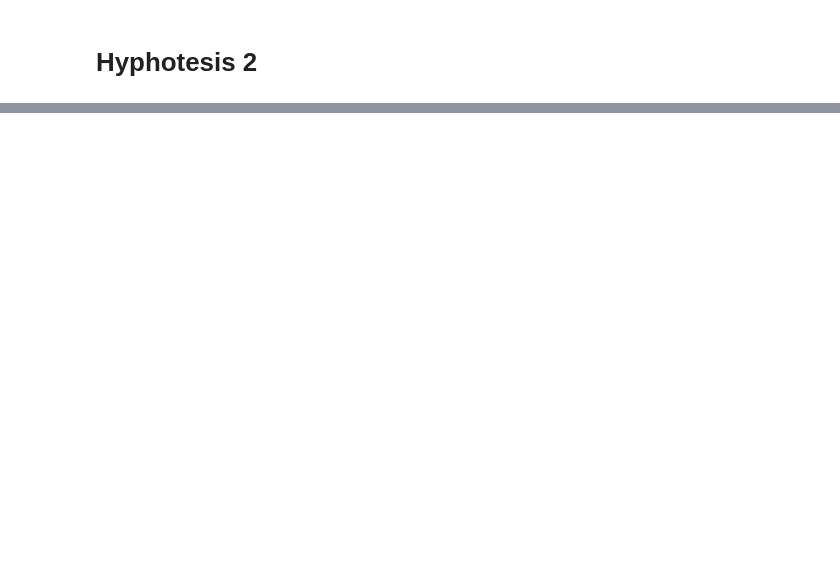
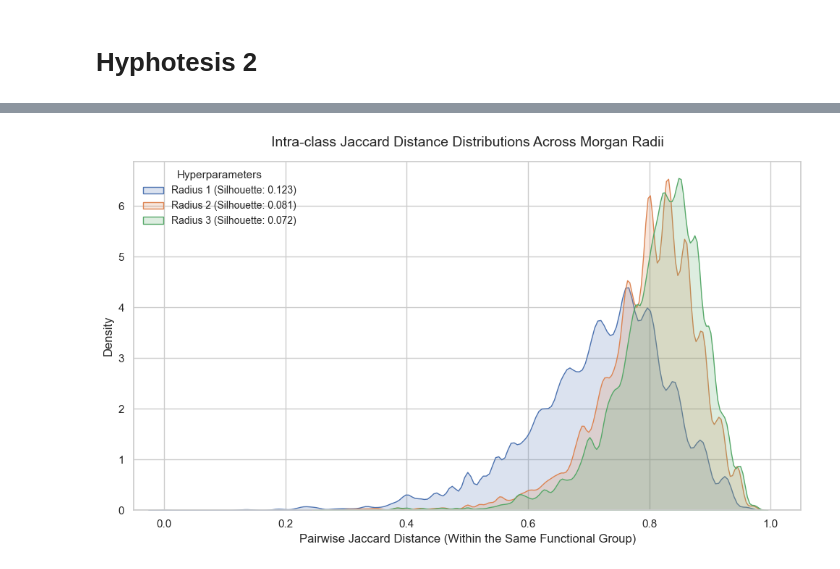
Before and after one commit to karlfindhansen/Non-Euclidean-Distances-in-Molecular-Representation, a Jupyter notebook: notebooks/QM9/clustering/euclidean/descriptors/morgan/morgan_hypo.ipynb, the cells around one changed output, grey strips where cells are left out. Cells and saved outputs as stored; diff of their text form; code cells hidden in the pictures; blank space fills up the shorter version.

```diff
--- a/notebooks/QM9/clustering/euclidean/descriptors/morgan/morgan_hypo.ipynb
+++ b/notebooks/QM9/clustering/euclidean/descriptors/morgan/morgan_hypo.ipynb
@@ -220,0 +409,2 @@ labels = (
+# %%
+dist_matrix = pairwise_distances(np.array(df_exp2['morgan_fingerprint'].to_list()), metric="jaccard")
@@ -360,0 +510,95 @@ plot_distance_matrix_projection(dist_matrix_hyp2, fingerprint="morgan", projecti
+# %%
+import numpy as np
+import polars as pl
+import matplotlib.pyplot as plt
+import seaborn as sns
+from rdkit import Chem
+from rdkit.Chem import AllChem
+from sklearn.metrics import pairwise_distances, silhouette_score
+
+# -----------------------------------------------------------------------------
+# 1. Setup & Fingerprint Generation Function
+# -----------------------------------------------------------------------------
+def compute_morgan_bit_vect(smiles: str, radius: int, n_bits: int = 2048) -> np.ndarray:
+    """Generates an explicit boolean numpy array for a Morgan Fingerprint."""
+    mol = Chem.MolFromSmiles(smiles)
+    if mol is None:
+        return np.zeros(n_bits, dtype=np.bool_)
+    # Get the ExplicitBitVect object
+    fp = AllChem.GetMorganFingerprintAsBitVect(mol, radius=radius, nBits=n_bits)
+    # Efficiently convert to boolean numpy array
+    arr = np.zeros((1,), dtype=np.int8)
+    Chem.DataStructs.ConvertToNumpyArray(fp, arr)
+    return arr.astype(bool)
+
+# Assuming df_exp2 is your filtered Polars DataFrame containing 'smiles' and 'functional_groups'
+# Let's extract targets for tracking
+labels = df_exp2["functional_groups"].to_numpy()
+
+# Store results for plotting
+radii_to_test = [1, 2, 3]
+distance_data_by_radius = {}
+silhouette_scores = {}
+
+# -----------------------------------------------------------------------------
+# 2. Iterative Analysis across Radii
+# -----------------------------------------------------------------------------
+for r in radii_to_test:
+    print(f"Analyzing Radius = {r}...")
+
+    # Generate bit vectors for the current radius
+    fps = np.array([compute_morgan_bit_vect(s, radius=r) for s in df_exp2["canonical_smiles"]])
+
+    # Calculate exact pairwise Jaccard distance matrix
+    # Using metric='jaccard' on boolean arrays yields the true Jaccard distance
+    dist_matrix = pairwise_distances(fps, metric="jaccard")
+
+    # --- Analysis 2: High-Dimensional Silhouette Score ---
+    # Evaluates cluster cohesion/separation directly in the Jaccard distance space
+    score = silhouette_score(dist_matrix, labels, metric="precomputed")
+    silhouette_scores[r] = score
+
+    # --- Analysis 1: Collect Intra-class Distances ---
+    # Isolate distances between molecules within the exact same functional group
+    intra_distances = []
+    unique_groups = np.unique(labels)
+
+    for group in unique_groups:
+        group_indices = np.where(labels == group)[0]
+        # Slice the distance matrix to extract the sub-matrix for this group
+        group_dist_matrix = dist_matrix[group_indices[:, None], group_indices]
+
+        # Extract only the upper triangle (excluding the 0.0 diagonal) to avoid duplication
+        triu_indices = np.triu_indices_from(group_dist_matrix, k=1)
+        intra_distances.extend(group_dist_matrix[triu_indices])
+
+    distance_data_by_radius[r] = intra_distances
+
+# -----------------------------------------------------------------------------
+# 3. Visualization and Summary
+# -----------------------------------------------------------------------------
+print("\n--- SILHOUETTE SCORES ---")
+for r, score in silhouette_scores.items():
+    print(f"Morgan (Radius {r}): {score:.4f}")
+
+# Plotting the Distance Distributions (KDE)
+plt.figure(figsize=(10, 6))
+sns.set_theme(style="whitegrid")
+
+for r in radii_to_test:
+    sns.kdeplot(
+        distance_data_by_radius[r],
+        label=f"Radius {r} (Silhouette: {silhouette_scores[r]:.3f})",
+        fill=True,
+        alpha=0.2,
+        bw_adjust=0.5
+    )
+
+plt.title("Intra-class Jaccard Distance Distributions Across Morgan Radii", fontsize=14, pad=15)
+plt.xlabel("Pairwise Jaccard Distance (Within the Same Functional Group)", fontsize=12)
+plt.ylabel("Density", fontsize=12)
+plt.xlim(-0.05, 1.05)
+plt.legend(title="Hyperparameters", fontsize=10, title_fontsize=11)
+plt.tight_layout()
+plt.show()
+# %% [output]
@@ -360,0 +613 @@ plot_distance_matrix_projection(dist_matrix_hyp2, fingerprint="morgan", projecti
+[figure, added]
```
Also changed, not shown: parts of 31 cells of this notebook, 13 other files.
